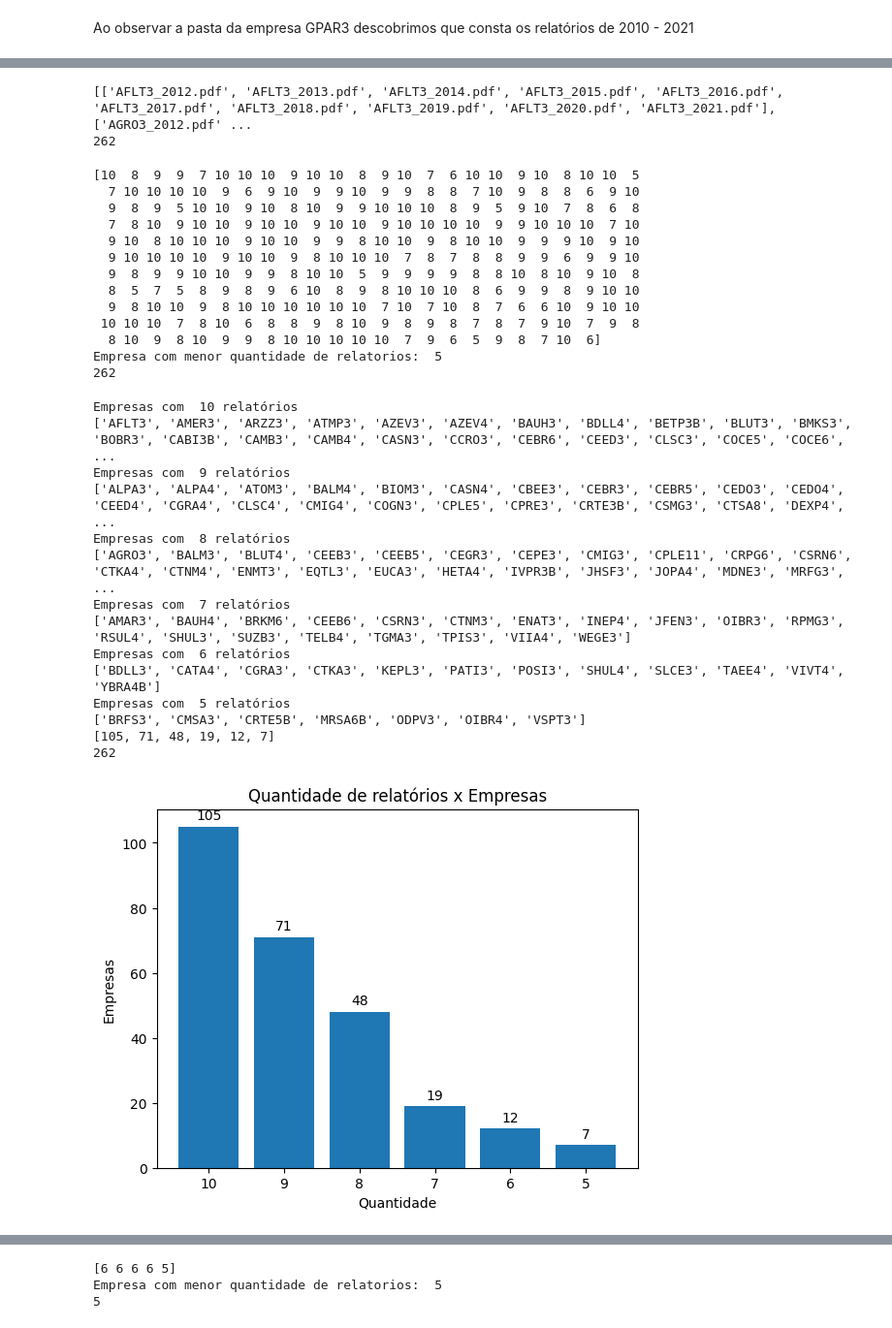
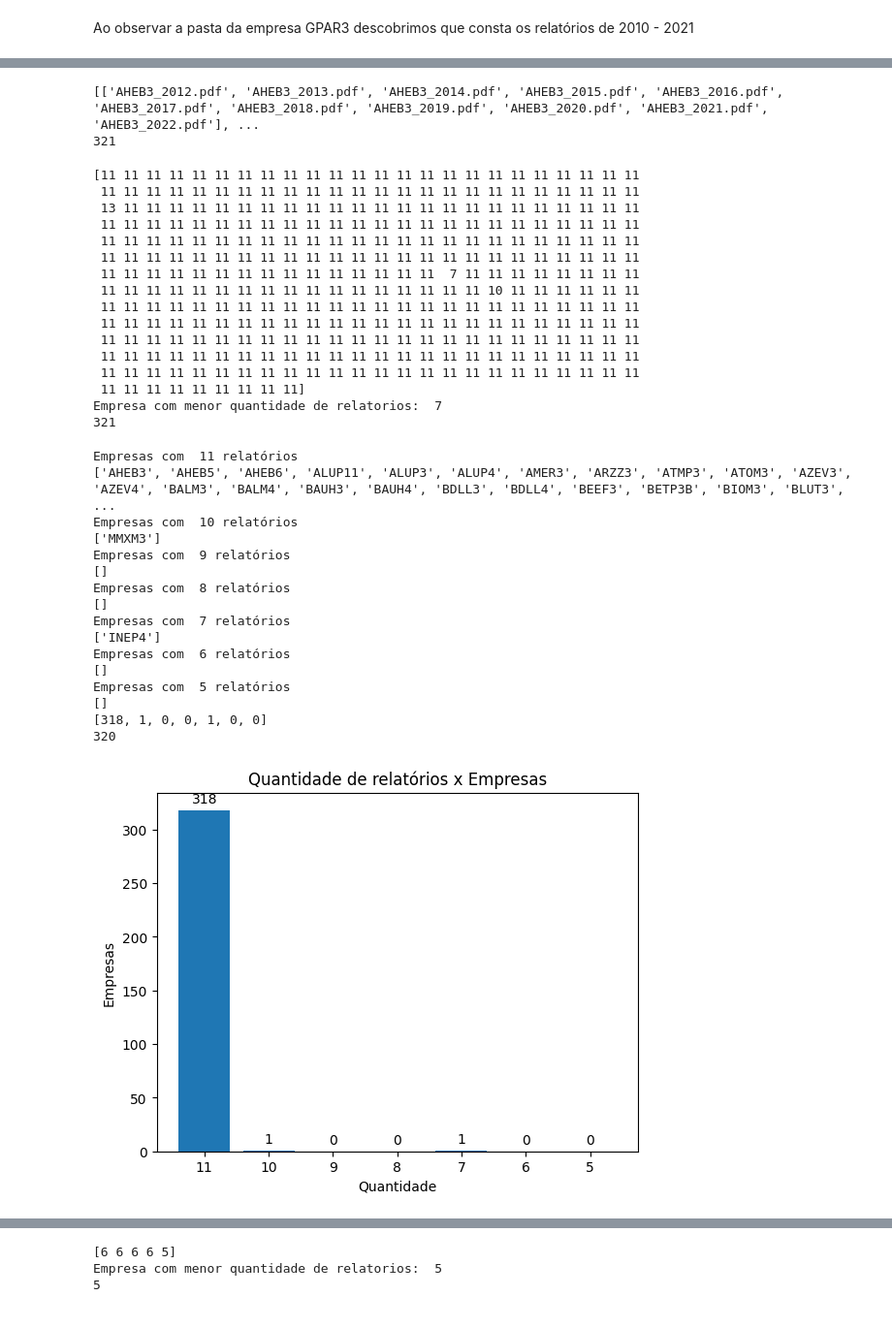
Before and after one commit to oziieljuniior/Work_Text, a Jupyter notebook: python_project/Relatorio_Data/relatorio_data1.ipynb, the cells around one changed output, grey strips where cells are left out. Shown: that part at 97% size. Cells and saved outputs as stored; diff of their text form; code cells hidden in the pictures.

```diff
--- a/python_project/Relatorio_Data/relatorio_data1.ipynb
+++ b/python_project/Relatorio_Data/relatorio_data1.ipynb
@@ -167,6 +170,6 @@ print(len(lista_de_empresas_2011))
 # %%
 #quantidade de relatórios em cada empresa
-tam_emp = np.zeros(48, dtype = int)
+tam_emp = np.zeros(53, dtype = int)
 i = 0
 d11 = 0
 empresas_11r = []
@@ -181,7 +184,7 @@ for pesquisa in lista_de_empresas_2011:
     i = i + 1
 print(tam_emp)
 print("Empresa com menor quantidade de relatorios: ", min(tam_emp))
-print("Empresas com 11 relatórios na sua pasta: ", d11 - 1)
+print("Empresas com 12 relatórios na sua pasta: ", d11 - 1)
 i = 0
 for lista1 in empresas_11r:
     c = lista1.split("_")
@@ -198,8 +202,8 @@ Empresas com 11 relatórios na sua pasta:  15
 # %%
 #empresas com 10 relatorios
-quantidade_relatorios = 11
+quantidade_relatorios = 12
 empresas_2011r = []
-for i in range(quantidade_relatorios, 2, -1):
+for i in range(quantidade_relatorios, 11, -1):
     name = []
     #print(name)
     for pesquisa in lista_de_empresas_2011:
@@ -297,7 +289,7 @@ lista_de_empresas_2012 = []
 for name_emp in names_empresas_2012:
     for empresa in lista_caminho:
         if empresa == name_emp:
-            path_caminho_pdf_2012 = 'C:\\Users\\Riallen\\Documents\\Att\\Data\\' + empresa
+            path_caminho_pdf_2012 = 'C:\\Users\\Riallen\\Documents\\Work_Text\\Data\\' + empresa
             relatorio_pdf_2012 = os.listdir(path_caminho_pdf_2012)
             att = []
             for lista_pdf_2012 in relatorio_pdf_2012:
@@ -308,11 +300,11 @@ for name_emp in names_empresas_2012:
 print(lista_de_empresas_2012)
 print(len(lista_de_empresas_2012))
 # %% [output]
-[['AFLT3_2012.pdf', 'AFLT3_2013.pdf', 'AFLT3_2014.pdf', 'AFLT3_2015.pdf', 'AFLT3_2016.pdf', 'AFLT3_2017.pdf', 'AFLT3_2018.pdf', 'AFLT3_2019.pdf', 'AFLT3_2020.pdf', 'AFLT3_2021.pdf'], ['AGRO3_2012.pdf' ...
-262
+[['AHEB3_2012.pdf', 'AHEB3_2013.pdf', 'AHEB3_2014.pdf', 'AHEB3_2015.pdf', 'AHEB3_2016.pdf', 'AHEB3_2017.pdf', 'AHEB3_2018.pdf', 'AHEB3_2019.pdf', 'AHEB3_2020.pdf', 'AHEB3_2021.pdf', 'AHEB3_2022.pdf'], ...
+321
 # %%
 #quantidade de relatórios em cada empresa
-tam_emp = np.zeros(262, dtype = int)
+tam_emp = np.zeros(321, dtype = int)
 i = 0
 empresas_12r = []
 for pesquisa in lista_de_empresas_2012:
@@ -325,22 +317,25 @@ print(tam_emp)
 print("Empresa com menor quantidade de relatorios: ", min(tam_emp))
 print(len(tam_emp))
 # %% [output]
-[10  8  9  9  7 10 10 10  9 10 10  8  9 10  7  6 10 10  9 10  8 10 10  5
-  7 10 10 10 10  9  6  9 10  9  9 10  9  9  8  8  7 10  9  8  8  6  9 10
-  9  8  9  5 10 10  9 10  8 10  9  9 10 10 10  8  9  5  9 10  7  8  6  8
-  7  8 10  9 10 10  9 10 10  9 10 10  9 10 10 10 10  9  9 10 10 10  7 10
-  9 10  8 10 10 10  9 10 10  9  9  8 10 10  9  8 10 10  9  9  9 10  9 10
-  9 10 10 10 10  9 10 10  9  8 10 10 10  7  8  7  8  8  9  9  6  9  9 10
-  9  8  9  9 10 10  9  9  8 10 10  5  9  9  9  9  8  8 10  8 10  9 10  8
-  8  5  7  5  8  9  8  9  6 10  8  9  8 10 10 10  8  6  9  9  8  9 10 10
-  9  8 10 10  9  8 10 10 10 10 10 10  7 10  7 10  8  7  6  6 10  9 10 10
- 10 10 10  7  8 10  6  8  8  9  8 10  9  8  9  8  7  8  7  9 10  7  9  8
-  8 10  9  8 10  9  9  8 10 10 10 10 10  7  9  6  5  9  8  7 10  6]
-Empresa com menor quantidade de relatorios:  5
-262
+[11 11 11 11 11 11 11 11 11 11 11 11 11 11 11 11 11 11 11 11 11 11 11 11
+ 11 11 11 11 11 11 11 11 11 11 11 11 11 11 11 11 11 11 11 11 11 11 11 11
+ 13 11 11 11 11 11 11 11 11 11 11 11 11 11 11 11 11 11 11 11 11 11 11 11
+ 11 11 11 11 11 11 11 11 11 11 11 11 11 11 11 11 11 11 11 11 11 11 11 11
+ 11 11 11 11 11 11 11 11 11 11 11 11 11 11 11 11 11 11 11 11 11 11 11 11
+ 11 11 11 11 11 11 11 11 11 11 11 11 11 11 11 11 11 11 11 11 11 11 11 11
+ 11 11 11 11 11 11 11 11 11 11 11 11 11 11 11  7 11 11 11 11 11 11 11 11
+ 11 11 11 11 11 11 11 11 11 11 11 11 11 11 11 11 11 10 11 11 11 11 11 11
+ 11 11 11 11 11 11 11 11 11 11 11 11 11 11 11 11 11 11 11 11 11 11 11 11
+ 11 11 11 11 11 11 11 11 11 11 11 11 11 11 11 11 11 11 11 11 11 11 11 11
+ 11 11 11 11 11 11 11 11 11 11 11 11 11 11 11 11 11 11 11 11 11 11 11 11
+ 11 11 11 11 11 11 11 11 11 11 11 11 11 11 11 11 11 11 11 11 11 11 11 11
+ 11 11 11 11 11 11 11 11 11 11 11 11 11 11 11 11 11 11 11 11 11 11 11 11
+ 11 11 11 11 11 11 11 11 11]
+Empresa com menor quantidade de relatorios:  7
+321
 # %%
 #empresas com 10 relatorios
-quantidade_relatorios = 10
+quantidade_relatorios = 11
 empresas_2012r = []
 for i in range(quantidade_relatorios, 4, -1):
     name = []
@@ -363,32 +358,34 @@ for i in empresas_2012r:
 print(grafico)
 print(sum(grafico))
 # %% [output]
+Empresas com  11 relatórios
+['AHEB3', 'AHEB5', 'AHEB6', 'ALUP11', 'ALUP3', 'ALUP4', 'AMER3', 'ARZZ3', 'ATMP3', 'ATOM3', 'AZEV3', 'AZEV4', 'BALM3', 'BALM4', 'BAUH3', 'BAUH4', 'BDLL3', 'BDLL4', 'BEEF3', 'BETP3B', 'BIOM3', 'BLUT3', ...
 Empresas com  10 relatórios
-['AFLT3', 'AMER3', 'ARZZ3', 'ATMP3', 'AZEV3', 'AZEV4', 'BAUH3', 'BDLL4', 'BETP3B', 'BLUT3', 'BMKS3', 'BOBR3', 'CABI3B', 'CAMB3', 'CAMB4', 'CASN3', 'CCRO3', 'CEBR6', 'CEED3', 'CLSC3', 'COCE5', 'COCE6', ...
+['MMXM3']
 Empresas com  9 relatórios
-['ALPA3', 'ALPA4', 'ATOM3', 'BALM4', 'BIOM3', 'CASN4', 'CBEE3', 'CEBR3', 'CEBR5', 'CEDO3', 'CEDO4', 'CEED4', 'CGRA4', 'CLSC4', 'CMIG4', 'COGN3', 'CPLE5', 'CPRE3', 'CRTE3B', 'CSMG3', 'CTSA8', 'DEXP4',  ...
+[]
 Empresas com  8 relatórios
-['AGRO3', 'BALM3', 'BLUT4', 'CEEB3', 'CEEB5', 'CEGR3', 'CEPE3', 'CMIG3', 'CPLE11', 'CRPG6', 'CSRN6', 'CTKA4', 'CTNM4', 'ENMT3', 'EQTL3', 'EUCA3', 'HETA4', 'IVPR3B', 'JHSF3', 'JOPA4', 'MDNE3', 'MRFG3', ...
+[]
 Empresas com  7 relatórios
-['AMAR3', 'BAUH4', 'BRKM6', 'CEEB6', 'CSRN3', 'CTNM3', 'ENAT3', 'INEP4', 'JFEN3', 'OIBR3', 'RPMG3', 'RSUL4', 'SHUL3', 'SUZB3', 'TELB4', 'TGMA3', 'TPIS3', 'VIIA4', 'WEGE3']
+['INEP4']
 Empresas com  6 relatórios
-['BDLL3', 'CATA4', 'CGRA3', 'CTKA3', 'KEPL3', 'PATI3', 'POSI3', 'SHUL4', 'SLCE3', 'TAEE4', 'VIVT4', 'YBRA4B']
+[]
 Empresas com  5 relatórios
-['BRFS3', 'CMSA3', 'CRTE5B', 'MRSA6B', 'ODPV3', 'OIBR4', 'VSPT3']
-[105, 71, 48, 19, 12, 7]
-262
+[]
+[318, 1, 0, 0, 1, 0, 0]
+320
 # %%
 #Gráfico gerado após análise
 fig, ax = plt.subplots()
-X = ["10", '9', "8", "7",'6',"5"]
+X = ['11',"10", '9', "8", "7",'6',"5"]
 rect1 = ax.bar(X, grafico)
 ax.set_ylabel('Empresas')
 ax.set_title("Quantidade de relatórios x Empresas")
 ax.set_xlabel('Quantidade')
 ax.bar_label(rect1, padding = 3)
 plt.show()
 # %% [output]
-[figure, old version]
+[figure, new version]
 # %%
 lista_de_empresas_2013 = []
 for name in lista:
```
Also changed, not shown: parts of 58 cells of this notebook, 4 other files.
